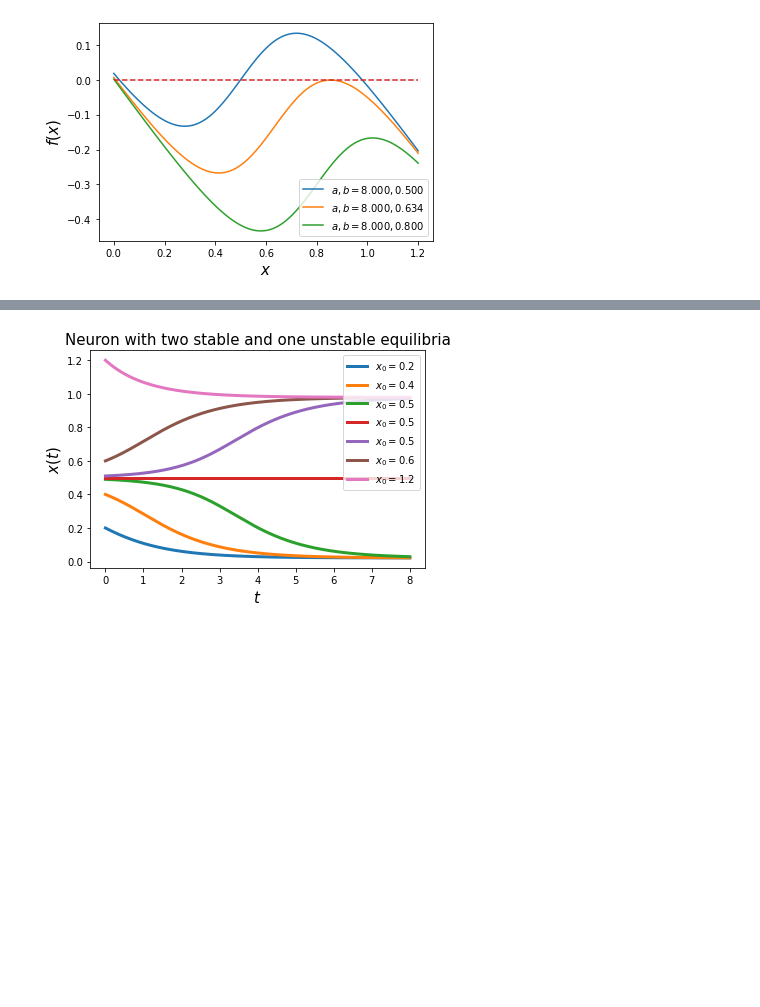
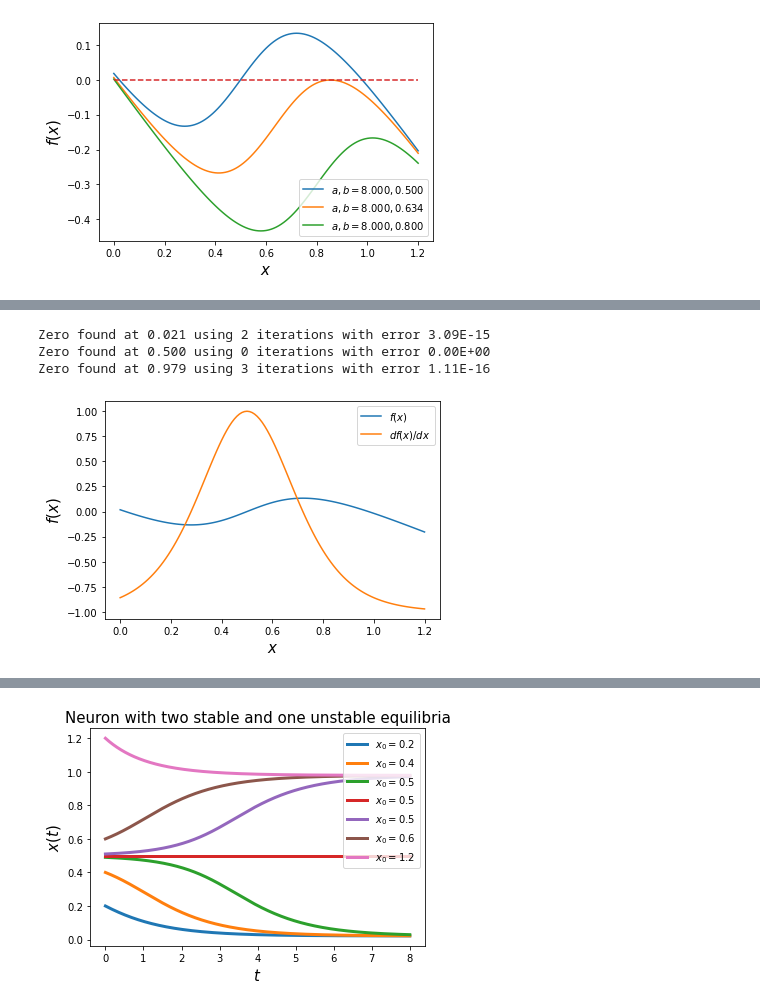
Before and after one commit to pdesrosiers/sysdyn, a Jupyter notebook: sysdyn.ipynb, the cells around one changed output, grey strips where cells are left out. Saved outputs shown, nothing was run; the diff lists cells and outputs as text; code cells hidden in the pictures; blank space fills up the shorter version.

```diff
--- a/sysdyn.ipynb
+++ b/sysdyn.ipynb
@@ -234,3 +325,32 @@ plt.show()
+# %%
+f = lambda x, a, b: -x + activation(x, a, b)
+df = lambda x, a, b: -1 +a*activation(x, a, b)*(1-activation(x, a, b))
+
+a = 8
+b = 0.5
+
+initial_points = [0.0, 0.5, 1.1]
+for x0 in initial_points:
+    soln, error, nb_iter = NewtonRaphson(f, df, x0, max_itr = 100, tol=1e-12, args = (a,b))
+    print('Zero found at %1.3f using %i iterations with error %1.2E' %(soln, nb_iter, error))
+# %% [output]
+Zero found at 0.021 using 2 iterations with error 3.09E-15
+Zero found at 0.500 using 0 iterations with error 0.00E+00
+Zero found at 0.979 using 3 iterations with error 1.11E-16
+# %%
+a = 8
+b = 0.5
+x_range = [i/100 for i in range(121)]
+f_range = [f(x,a,b) for x in x_range]
+df_range = [df(x,a,b) for x in x_range]
+plt.plot(x_range, f_range)
+plt.plot(x_range, df_range)
+plt.xlabel('$x$', fontsize=15)
+plt.ylabel('$f(x)$', fontsize=15)
+plt.legend(['$f(x)$', '$df(x)/dx$'])
+plt.show()
+# %% [output]
+[figure, added]
 # %%
 a=8
 b=0.5
```
Also changed, not shown: parts of 37 cells of this notebook.
